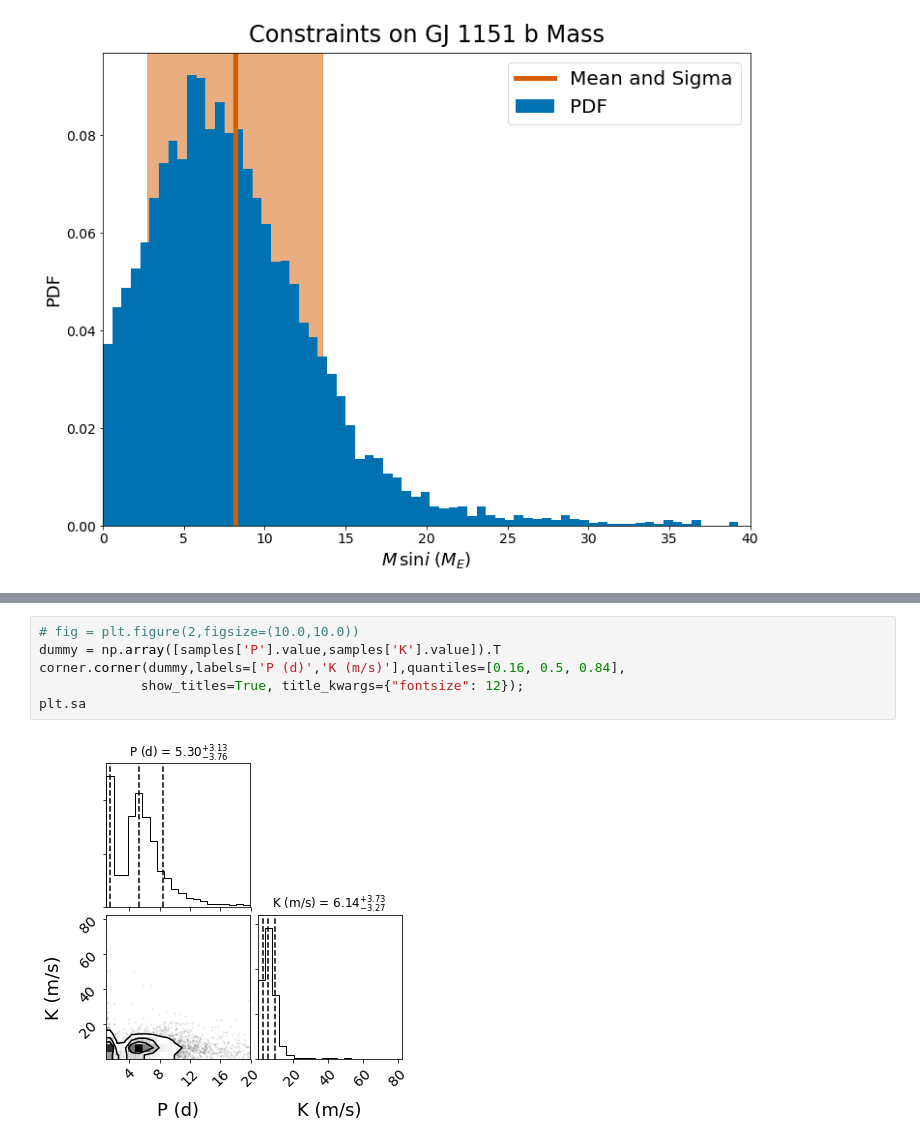
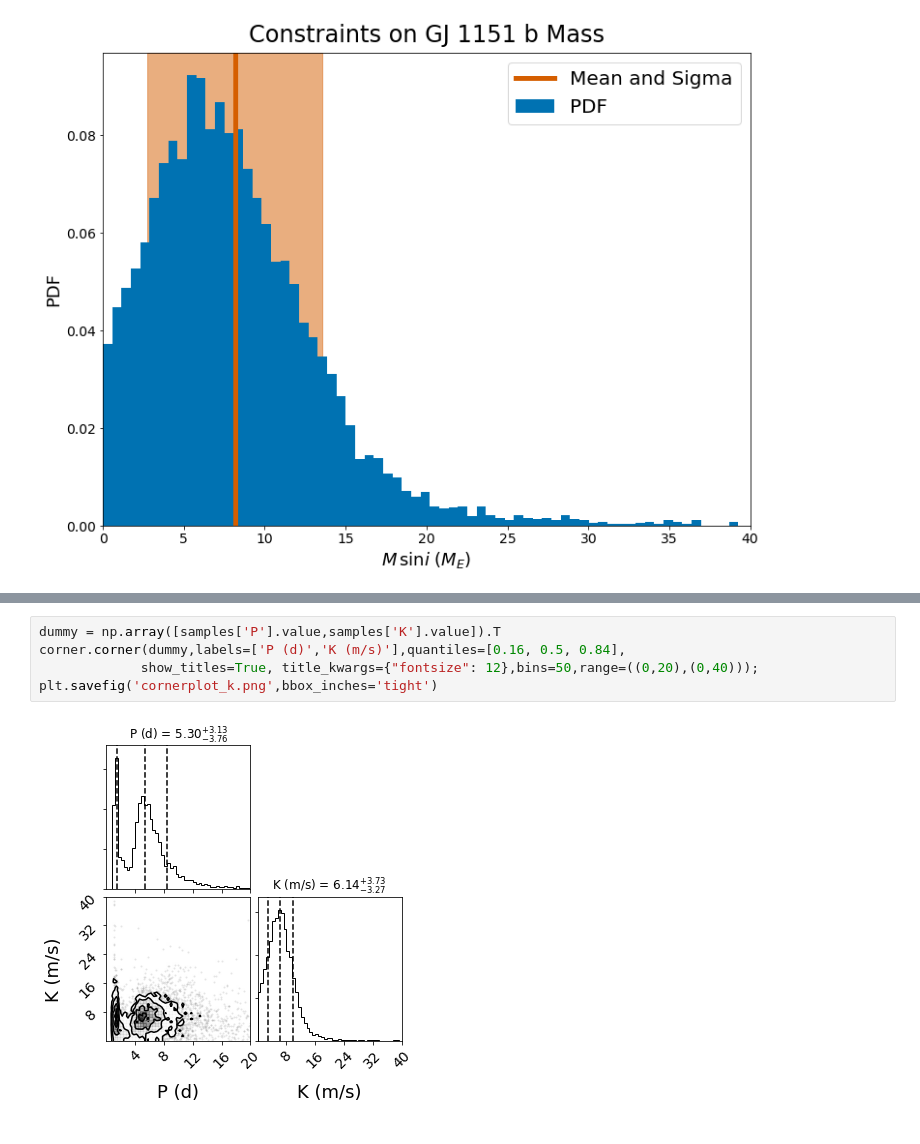
Before and after one commit to benjaminpope/video, a Jupyter notebook: notebooks/fit_rvs.ipynb, the cells around one changed output, grey strips where cells are left out. Saved outputs shown, nothing was run; the diff lists cells and outputs as text.

```diff
--- a/notebooks/fit_rvs.ipynb
+++ b/notebooks/fit_rvs.ipynb
@@ -179,8 +141,7 @@ corner.corner(np.array([samples['P'].value,samples['K'].value]).T)
 # %%
-# fig = plt.figure(2,figsize=(10.0,10.0))
 dummy = np.array([samples['P'].value,samples['K'].value]).T
 corner.corner(dummy,labels=['P (d)','K (m/s)'],quantiles=[0.16, 0.5, 0.84],
-             show_titles=True, title_kwargs={"fontsize": 12});
-plt.sa
+             show_titles=True, title_kwargs={"fontsize": 12},bins=50,range=((0,20),(0,40)));
+plt.savefig('cornerplot_k.png',bbox_inches='tight')
 # %% [output]
-[figure, old version]
+[figure, new version]
```
Also changed, not shown: parts of 9 cells of this notebook.
